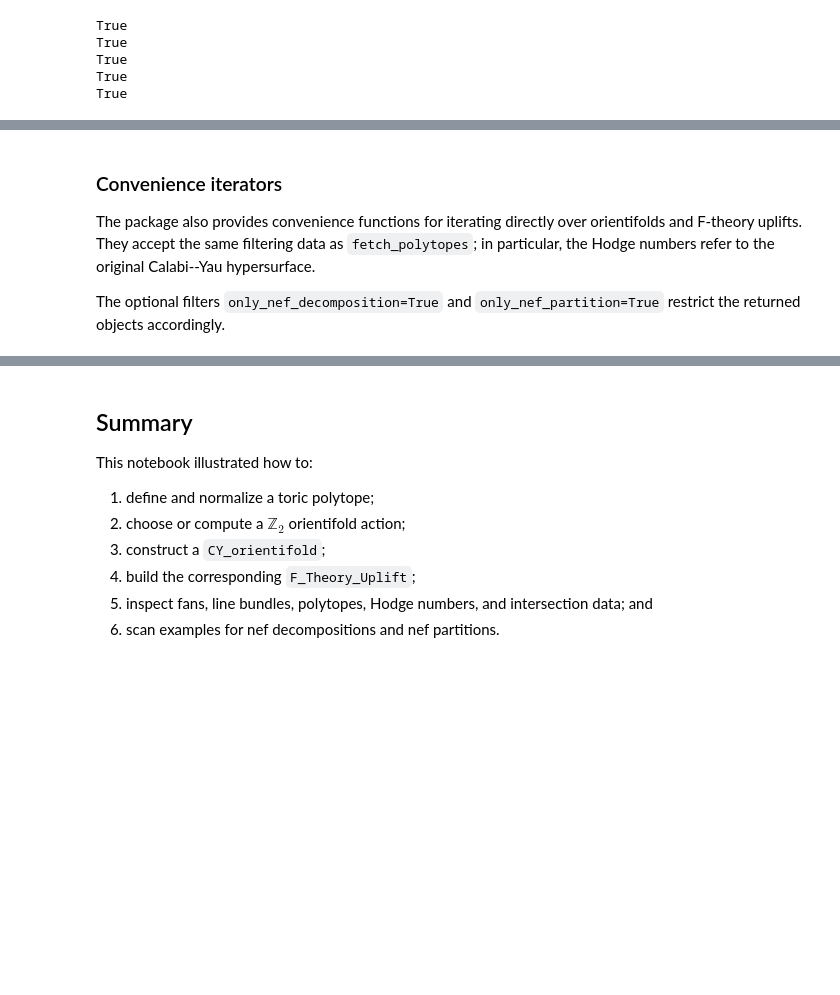
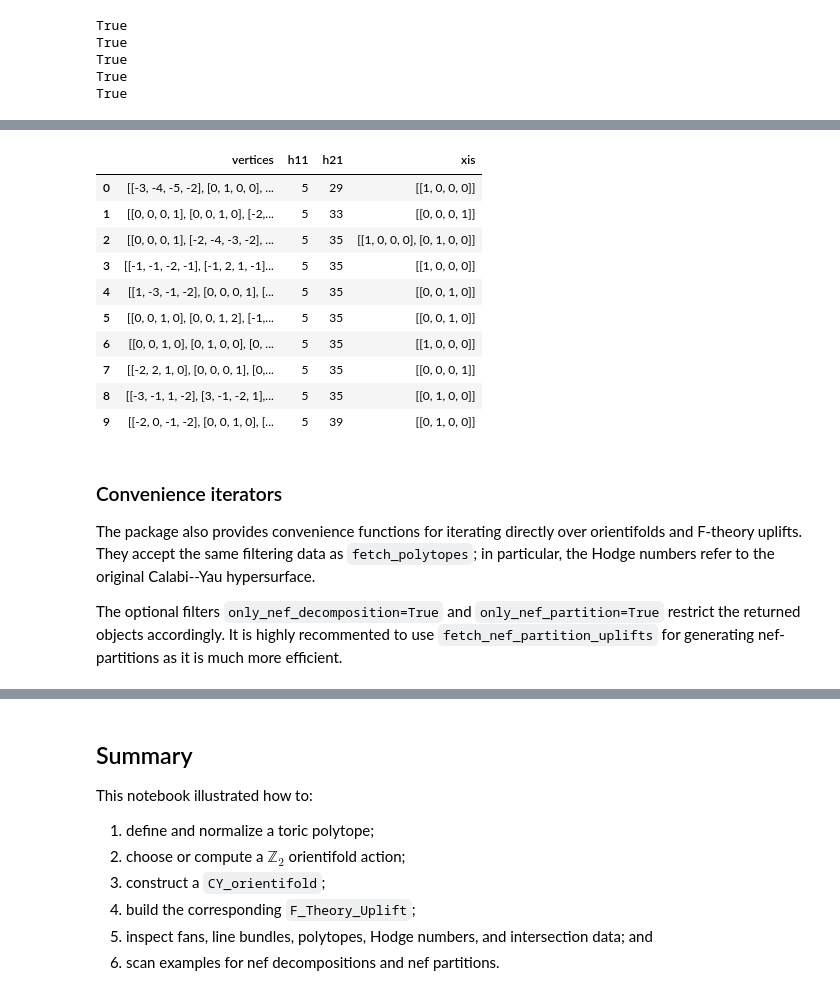
Before and after one commit to B-Hassfeld/Calabi-Yau-orientifolds-and-F-Theory-uplifts, a Jupyter notebook: Demo Notebook/Demo_Notebook.ipynb, the cells around one changed output, grey strips where cells are left out. Cells and saved outputs as stored; diff of their text form; code cells hidden in the pictures; blank space fills up the shorter version.

```diff
--- a/Demo Notebook/Demo_Notebook.ipynb
+++ b/Demo Notebook/Demo_Notebook.ipynb
@@ -331,9 +341,23 @@ True
+# %%
+FT.fetch_nef_partition_uplifts(h11=5,limit=10)
+# %% [output]
+|  | vertices | h11 | h21 | xis |
+| 0 | [[-3, -4, -5, -2], [0, 1, 0, 0], ... | 5 | 29 | [[1, 0, 0, 0]] |
+| 1 | [[0, 0, 0, 1], [0, 0, 1, 0], [-2,... | 5 | 33 | [[0, 0, 0, 1]] |
+| 2 | [[0, 0, 0, 1], [-2, -4, -3, -2], ... | 5 | 35 | [[1, 0, 0, 0], [0, 1, 0, 0]] |
+| 3 | [[-1, -1, -2, -1], [-1, 2, 1, -1]... | 5 | 35 | [[1, 0, 0, 0]] |
+| 4 | [[1, -3, -1, -2], [0, 0, 0, 1], [... | 5 | 35 | [[0, 0, 1, 0]] |
+| 5 | [[0, 0, 1, 0], [0, 0, 1, 2], [-1,... | 5 | 35 | [[0, 0, 1, 0]] |
+| 6 | [[0, 0, 1, 0], [0, 1, 0, 0], [0, ... | 5 | 35 | [[1, 0, 0, 0]] |
+| 7 | [[-2, 2, 1, 0], [0, 0, 0, 1], [0,... | 5 | 35 | [[0, 0, 0, 1]] |
+| 8 | [[-3, -1, 1, -2], [3, -1, -2, 1],... | 5 | 35 | [[0, 1, 0, 0]] |
+| 9 | [[-2, 0, -1, -2], [0, 0, 1, 0], [... | 5 | 39 | [[0, 1, 0, 0]] |
 # %% [markdown]
 ### Convenience iterators
 
 The package also provides convenience functions for iterating directly over orientifolds and F-theory uplifts. They accept the same filtering data as `fetch_polytopes`; in particular, the Hodge numbers refer to the original Calabi--Yau hypersurface.
 
-The optional filters `only_nef_decomposition=True` and `only_nef_partition=True` restrict the returned objects accordingly.
+The optional filters `only_nef_decomposition=True` and `only_nef_partition=True` restrict the returned objects accordingly. It is highly recommented to use `fetch_nef_partition_uplifts` for generating nef-partitions as it is much more efficient.
 # %%
 print("Orientifolds:")
 for candidate in FT.fetch_orientifolds(h11=1, limit=3):
```
Also changed, not shown: parts of 6 cells of this notebook.
